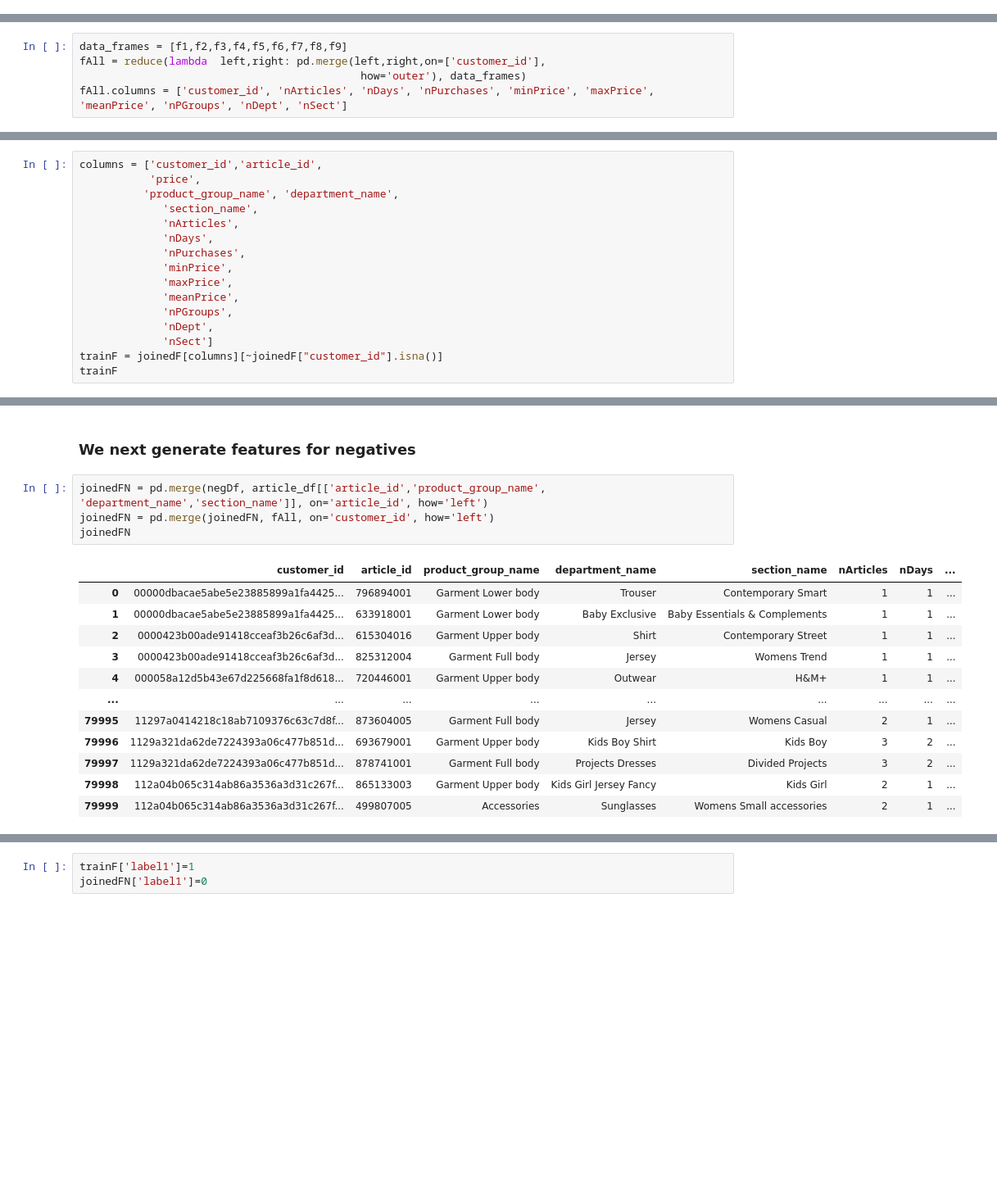
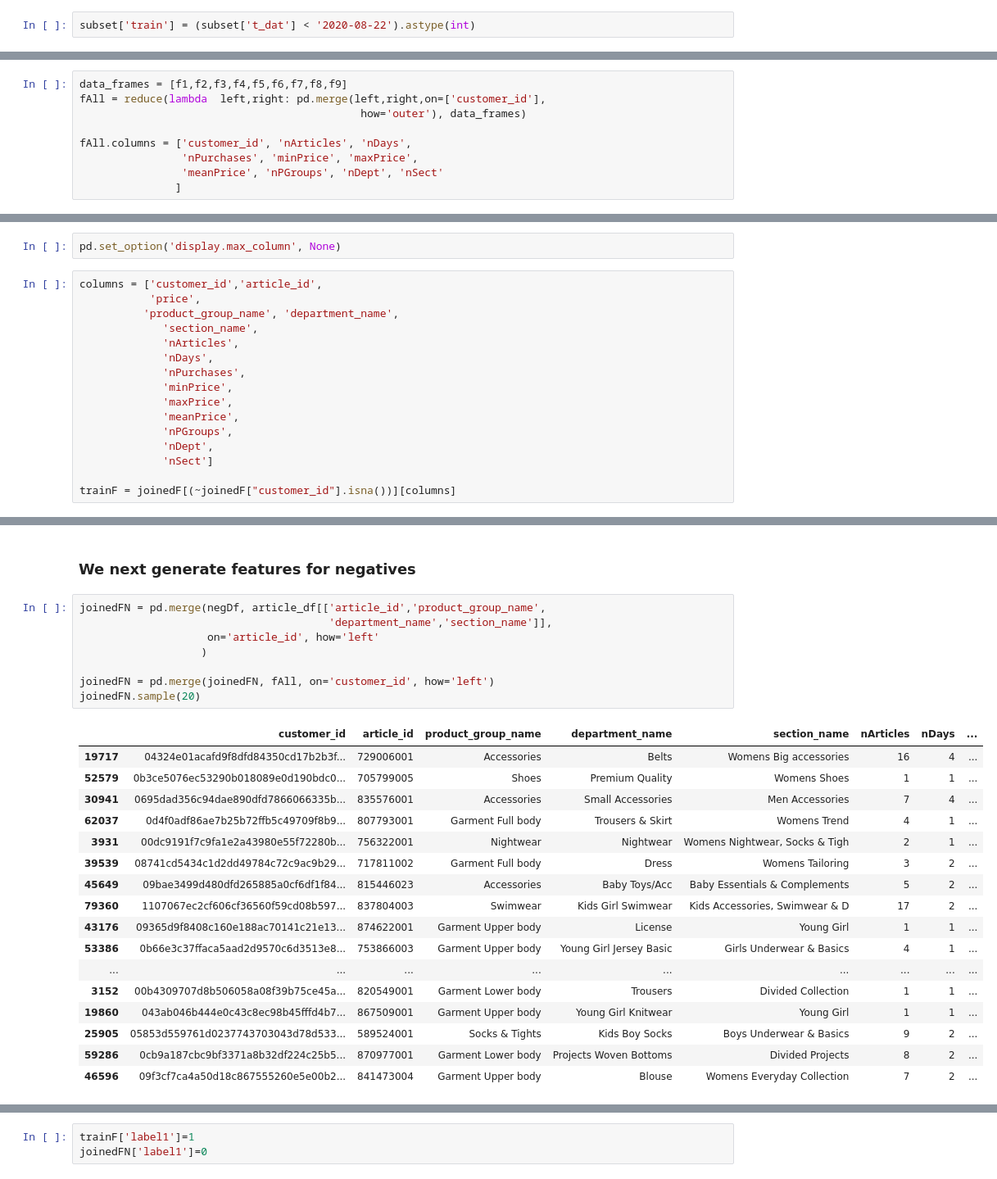
Before and after one commit to mibarguen/recommendations-at-scale, a Jupyter notebook: notebooks/week2_multiTask_Bandit_final.ipynb, the cells around one changed output, grey strips where cells are left out. Shown at 82% size. Drawn from its saved outputs; the diff is of its cells as text; blank space fills up the shorter version.

```diff
--- a/notebooks/week2_multiTask_Bandit_final.ipynb
+++ b/notebooks/week2_multiTask_Bandit_final.ipynb
@@ -101,0 +90,2 @@ See the caveats in the documentation: https://pandas.pydata.org/pandas-docs/stab
+# %%
+subset['train'] = (subset['t_dat'] < '2020-08-22').astype(int)
@@ -115,13 +111,19 @@ f9 = joined.groupby("customer_id", as_index=False).section_name.nunique() #num u
 data_frames = [f1,f2,f3,f4,f5,f6,f7,f8,f9]
 fAll = reduce(lambda  left,right: pd.merge(left,right,on=['customer_id'],
                                             how='outer'), data_frames)
-fAll.columns = ['customer_id', 'nArticles', 'nDays', 'nPurchases', 'minPrice', 'maxPrice', 'meanPrice', 'nPGroups', 'nDept', 'nSect']
+
+fAll.columns = ['customer_id', 'nArticles', 'nDays',
+                'nPurchases', 'minPrice', 'maxPrice',
+                'meanPrice', 'nPGroups', 'nDept', 'nSect'
+               ]
 # %%
 joinedF = pd.merge(joined, fAll, on='customer_id', how='outer')
 # %%
 print(list(joinedF))
 # %% [output]
 ['t_dat', 'customer_id', 'article_id', 'price', 'sales_channel_id', 'train', 'product_code', 'prod_name', 'product_type_no', 'product_type_name', 'product_group_name', 'graphical_appearance_no', 'grap ...
+# %%
+pd.set_option('display.max_column', None)
 # %%
 columns = ['customer_id','article_id',
            'price',
@@ -136,5 +138,5 @@ columns = ['customer_id','article_id',
              'nPGroups',
              'nDept',
              'nSect']
-trainF = joinedF[columns][~joinedF["customer_id"].isna()]
-trainF
+
+trainF = joinedF[(~joinedF["customer_id"].isna())][columns]
@@ -224,19 +205,28 @@ negDf
 # %% [markdown]
 ### We next generate features for negatives
 # %%
-joinedFN = pd.merge(negDf, article_df[['article_id','product_group_name', 'department_name','section_name']], on='article_id', how='left')
+joinedFN = pd.merge(negDf, article_df[['article_id','product_group_name',
+                                       'department_name','section_name']],
+                    on='article_id', how='left'
+                   )
+
 joinedFN = pd.merge(joinedFN, fAll, on='customer_id', how='left')
-joinedFN
+joinedFN.sample(20)
 # %% [output]
 |  | customer_id | article_id | product_group_name | department_name | section_name | nArticles | nDays | ... |
-| 0 | 00000dbacae5abe5e23885899a1fa4425... | 796894001 | Garment Lower body | Trouser | Contemporary Smart | 1 | 1 | ... |
-| 1 | 00000dbacae5abe5e23885899a1fa4425... | 633918001 | Garment Lower body | Baby Exclusive | Baby Essentials & Complements | 1 | 1 | ... |
-| 2 | 0000423b00ade91418cceaf3b26c6af3d... | 615304016 | Garment Upper body | Shirt | Contemporary Street | 1 | 1 | ... |
-| 3 | 0000423b00ade91418cceaf3b26c6af3d... | 825312004 | Garment Full body | Jersey | Womens Trend | 1 | 1 | ... |
-| 4 | 000058a12d5b43e67d225668fa1f8d618... | 720446001 | Garment Upper body | Outwear | H&M+ | 1 | 1 | ... |
+| 19717 | 04324e01acafd9f8dfd84350cd17b2b3f... | 729006001 | Accessories | Belts | Womens Big accessories | 16 | 4 | ... |
+| 52579 | 0b3ce5076ec53290b018089e0d190bdc0... | 705799005 | Shoes | Premium Quality | Womens Shoes | 1 | 1 | ... |
+| 30941 | 0695dad356c94dae890dfd7866066335b... | 835576001 | Accessories | Small Accessories | Men Accessories | 7 | 4 | ... |
+| 62037 | 0d4f0adf86ae7b25b72ffb5c49709f8b9... | 807793001 | Garment Full body | Trousers & Skirt | Womens Trend | 4 | 1 | ... |
+| 3931 | 00dc9191f7c9fa1e2a43980e55f72280b... | 756322001 | Nightwear | Nightwear | Womens Nightwear, Socks & Tigh | 2 | 1 | ... |
+| 39539 | 08741cd5434c1d2dd49784c72c9ac9b29... | 717811002 | Garment Full body | Dress | Womens Tailoring | 3 | 2 | ... |
+| 45649 | 09bae3499d480dfd265885a0cf6df1f84... | 815446023 | Accessories | Baby Toys/Acc | Baby Essentials & Complements | 5 | 2 | ... |
+| 79360 | 1107067ec2cf606cf36560f59cd08b597... | 837804003 | Swimwear | Kids Girl Swimwear | Kids Accessories, Swimwear & D | 17 | 2 | ... |
+| 43176 | 09365d9f8408c160e188ac70141c21e13... | 874622001 | Garment Upper body | License | Young Girl | 1 | 1 | ... |
+| 53386 | 0b66e3c37ffaca5aad2d9570c6d3513e8... | 753866003 | Garment Upper body | Young Girl Jersey Basic | Girls Underwear & Basics | 4 | 1 | ... |
 | ... | ... | ... | ... | ... | ... | ... | ... | ... |
-| 79995 | 11297a0414218c18ab7109376c63c7d8f... | 873604005 | Garment Full body | Jersey | Womens Casual | 2 | 1 | ... |
-| 79996 | 1129a321da62de7224393a06c477b851d... | 693679001 | Garment Upper body | Kids Boy Shirt | Kids Boy | 3 | 2 | ... |
-| 79997 | 1129a321da62de7224393a06c477b851d... | 878741001 | Garment Full body | Projects Dresses | Divided Projects | 3 | 2 | ... |
-| 79998 | 112a04b065c314ab86a3536a3d31c267f... | 865133003 | Garment Upper body | Kids Girl Jersey Fancy | Kids Girl | 2 | 1 | ... |
-| 79999 | 112a04b065c314ab86a3536a3d31c267f... | 499807005 | Accessories | Sunglasses | Womens Small accessories | 2 | 1 | ... |
+| 3152 | 00b4309707d8b506058a08f39b75ce45a... | 820549001 | Garment Lower body | Trousers | Divided Collection | 1 | 1 | ... |
+| 19860 | 043ab046b444e0c43c8ec98b45fffd4b7... | 867509001 | Garment Upper body | Young Girl Knitwear | Young Girl | 1 | 1 | ... |
+| 25905 | 05853d559761d0237743703043d78d533... | 589524001 | Socks & Tights | Kids Boy Socks | Boys Underwear & Basics | 9 | 2 | ... |
+| 59286 | 0cb9a187cbc9bf3371a8b32df224c25b5... | 870977001 | Garment Lower body | Projects Woven Bottoms | Divided Projects | 8 | 2 | ... |
+| 46596 | 09f3cf7ca4a50d18c867555260e5e00b2... | 841473004 | Garment Upper body | Blouse | Womens Everyday Collection | 7 | 2 | ... |
```
Also changed, not shown: parts of 43 cells of this notebook, 1 other file.
